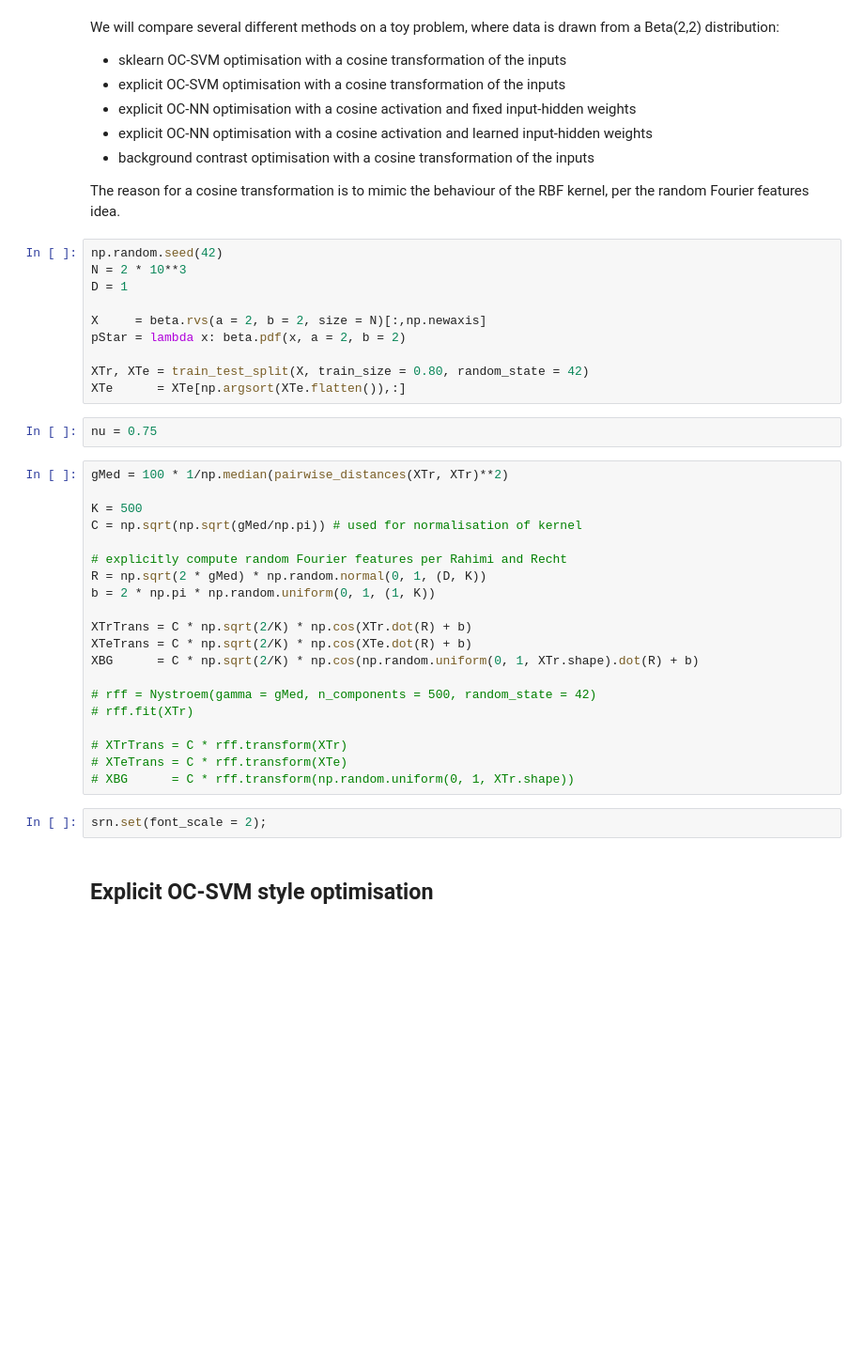
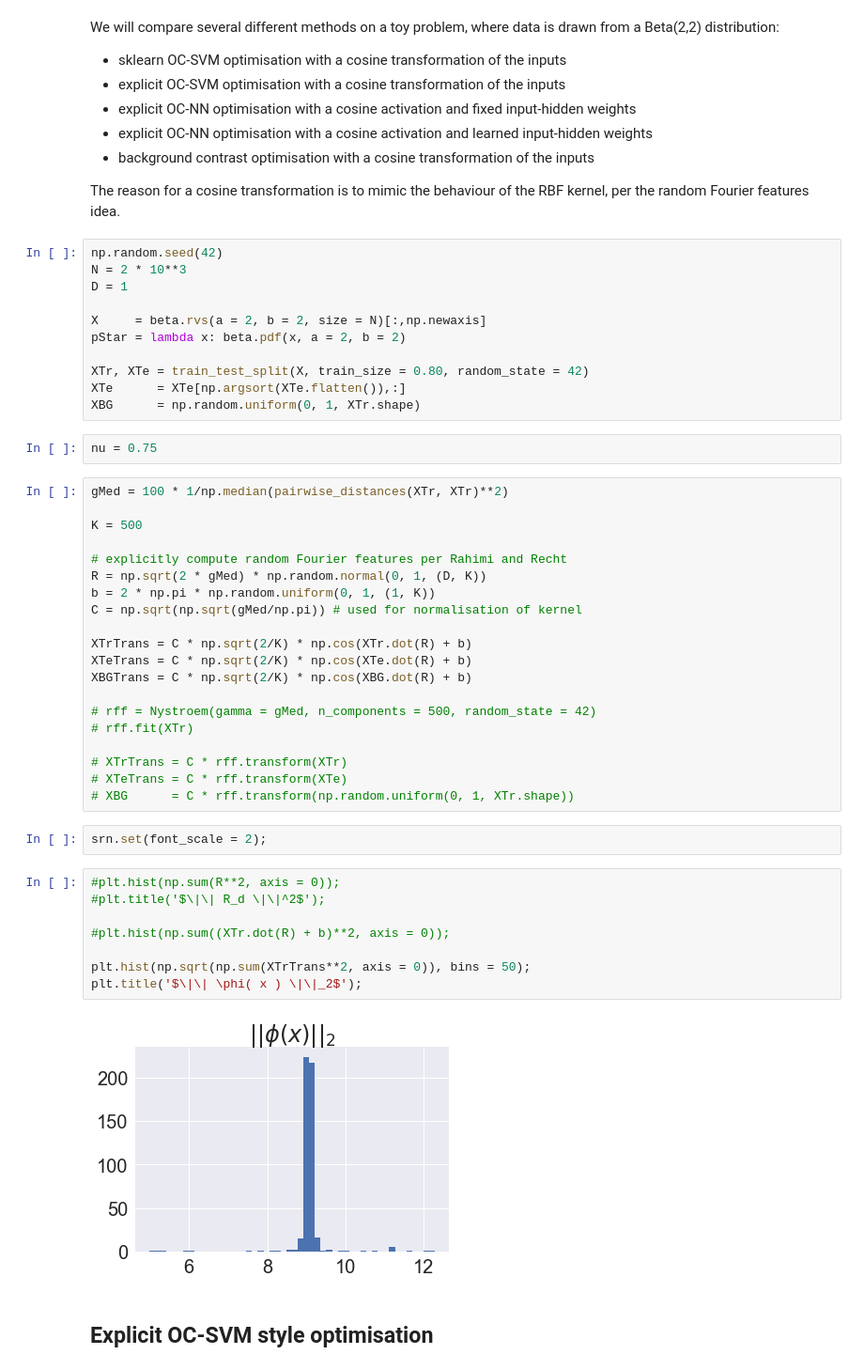
Before and after one commit to raghavchalapathy/sanity_beta_distribution, a Jupyter notebook: Explicit vs sklearn RBF comparison.ipynb, the cells around one changed output. Shown at 94% size. Drawn from its saved outputs; the diff is of its cells as text; blank space fills up the shorter version.

```diff
--- a/Explicit vs sklearn RBF comparison.ipynb
+++ b/Explicit vs sklearn RBF comparison.ipynb
@@ -36,21 +38,22 @@ pStar = lambda x: beta.pdf(x, a = 2, b = 2)
 
 XTr, XTe = train_test_split(X, train_size = 0.80, random_state = 42)
 XTe      = XTe[np.argsort(XTe.flatten()),:]
+XBG      = np.random.uniform(0, 1, XTr.shape)
 # %%
 nu = 0.75
 # %%
 gMed = 100 * 1/np.median(pairwise_distances(XTr, XTr)**2)
 
 K = 500
-C = np.sqrt(np.sqrt(gMed/np.pi)) # used for normalisation of kernel
 
 # explicitly compute random Fourier features per Rahimi and Recht
 R = np.sqrt(2 * gMed) * np.random.normal(0, 1, (D, K))
 b = 2 * np.pi * np.random.uniform(0, 1, (1, K))
+C = np.sqrt(np.sqrt(gMed/np.pi)) # used for normalisation of kernel
 
 XTrTrans = C * np.sqrt(2/K) * np.cos(XTr.dot(R) + b)
 XTeTrans = C * np.sqrt(2/K) * np.cos(XTe.dot(R) + b)
-XBG      = C * np.sqrt(2/K) * np.cos(np.random.uniform(0, 1, XTr.shape).dot(R) + b)
+XBGTrans = C * np.sqrt(2/K) * np.cos(XBG.dot(R) + b)
 
 # rff = Nystroem(gamma = gMed, n_components = 500, random_state = 42)
 # rff.fit(XTr)
@@ -60,6 +63,16 @@ XBG      = C * np.sqrt(2/K) * np.cos(np.random.uniform(0, 1, XTr.shape).dot(R) +
 # XBG      = C * rff.transform(np.random.uniform(0, 1, XTr.shape))
 # %%
 srn.set(font_scale = 2);
+# %%
+#plt.hist(np.sum(R**2, axis = 0));
+#plt.title('$\|\| R_d \|\|^2$');
+
+#plt.hist(np.sum((XTr.dot(R) + b)**2, axis = 0));
+
+plt.hist(np.sqrt(np.sum(XTrTrans**2, axis = 0)), bins = 50);
+plt.title('$\|\| \phi( x ) \|\|_2$');
+# %% [output]
+[figure, added]
 # %% [markdown]
 ## Explicit OC-SVM style optimisation
 # %%
```
Also changed, not shown: parts of 20 cells of this notebook, 2 other files.
